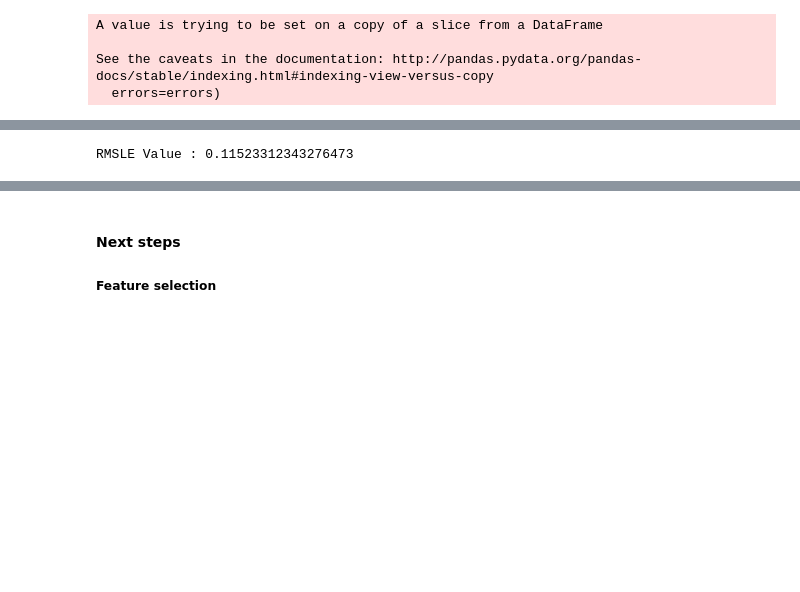
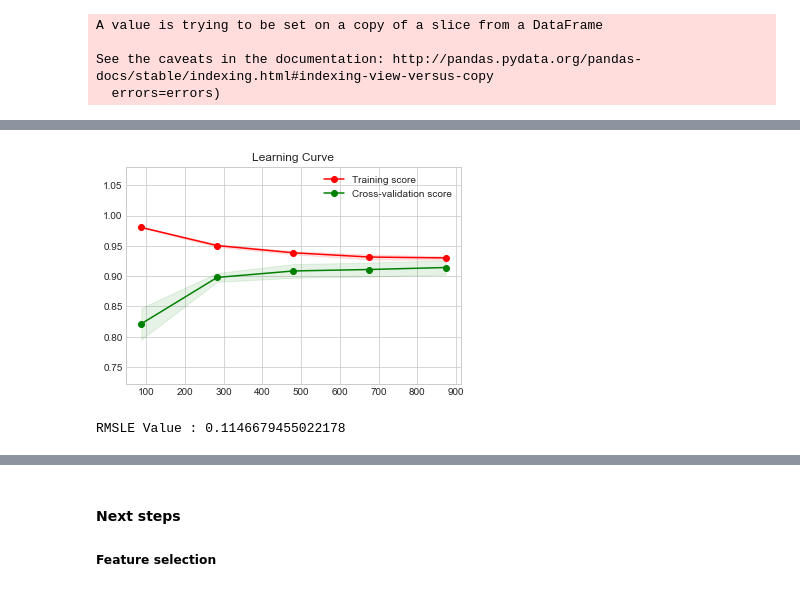
Before and after one commit to krishnamohan-seelam/MachineLearning, a Jupyter notebook: AnacondaProjects/MachineLearning_Handbook/Regression/Kaggle_Competition-House_Price_Prediction_2017_ElasticNet.ipynb, the cells around one changed output, grey strips where cells are left out. Drawn from its saved outputs; the diff is of its cells as text; code cells hidden in the pictures; blank space fills up the shorter version.

```diff
--- a/AnacondaProjects/MachineLearning_Handbook/Regression/Kaggle_Competition-House_Price_Prediction_2017_ElasticNet.ipynb
+++ b/AnacondaProjects/MachineLearning_Handbook/Regression/Kaggle_Competition-House_Price_Prediction_2017_ElasticNet.ipynb
@@ -960,5 +997,8 @@ RMSLE Value:  0.11523312343276473
 # %%
+train_sizes, train_scores, validation_scores = learning_curve(best_model, X_trainmodel,y_trainmodel.values.ravel(),cv=5)
+plot_learning_curve(train_sizes, train_scores, validation_scores)
 y_pred_val= best_model.predict(X= X_val)
 print ("RMSLE Value :",rmsle(np.exp(y_val)-1,np.exp(y_pred_val),False))
 # %% [output]
+[figure, added]
-RMSLE Value : 0.11523312343276473
+RMSLE Value : 0.1146679455022178
```
Also changed, not shown: parts of 20 cells of this notebook.
